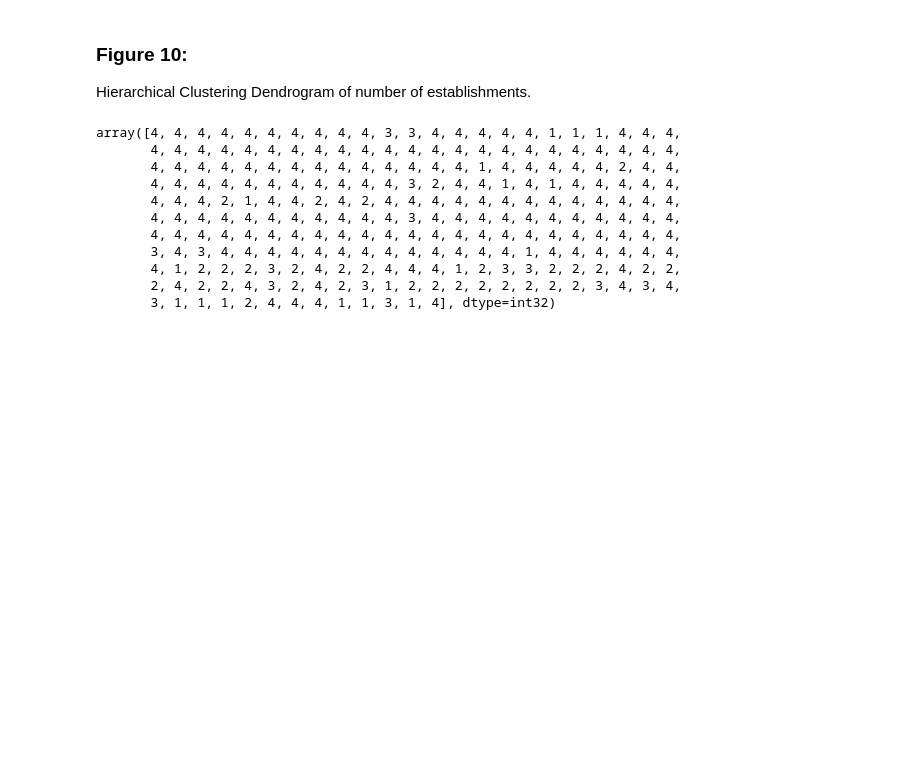
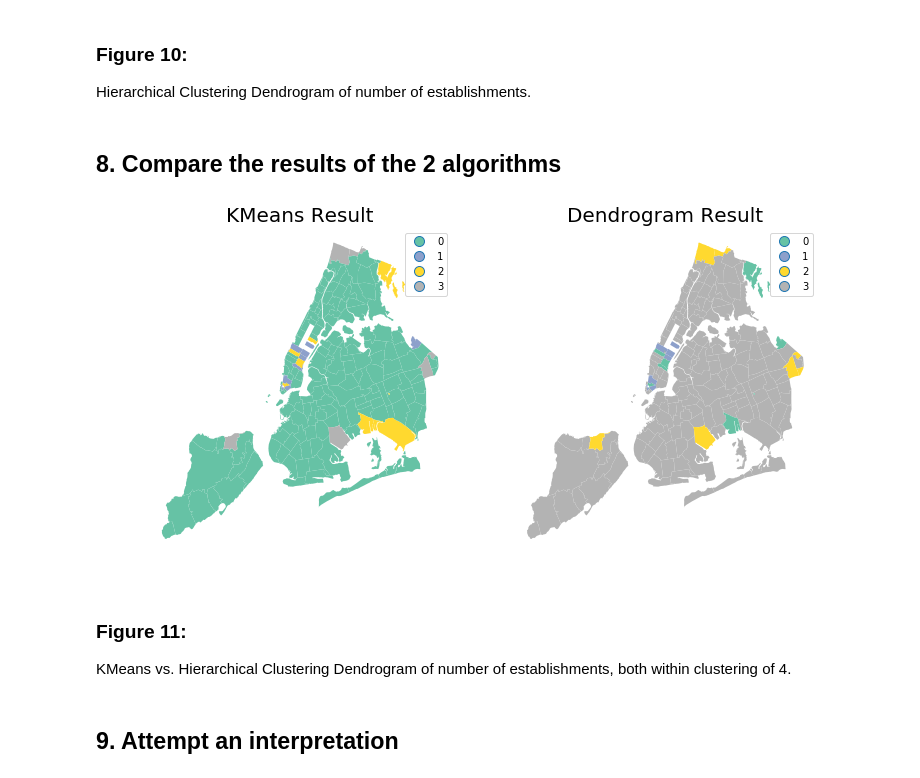
Before and after one commit to lingyielia/PUI2017_lz1714, a Jupyter notebook: HW11_lz1714/HW11_Assignment1.ipynb, the cells around one changed output. Cells and saved outputs as stored; diff of their text form; code cells hidden in the pictures; blank space fills up the shorter version.

```diff
--- a/HW11_lz1714/HW11_Assignment1.ipynb
+++ b/HW11_lz1714/HW11_Assignment1.ipynb
@@ -315,31 +309,37 @@ plt.show()
 # %% [markdown]
 ### Figure 10:
 Hierarchical Clustering Dendrogram of number of establishments.
-# %%
-labels_dend = sch.fcluster(Z, 4, criterion='maxclust')
-labels_dend
-# %% [output]
-array([4, 4, 4, 4, 4, 4, 4, 4, 4, 4, 3, 3, 4, 4, 4, 4, 4, 1, 1, 1, 4, 4, 4,
-       4, 4, 4, 4, 4, 4, 4, 4, 4, 4, 4, 4, 4, 4, 4, 4, 4, 4, 4, 4, 4, 4, 4,
-       4, 4, 4, 4, 4, 4, 4, 4, 4, 4, 4, 4, 4, 4, 1, 4, 4, 4, 4, 4, 2, 4, 4,
-       4, 4, 4, 4, 4, 4, 4, 4, 4, 4, 4, 3, 2, 4, 4, 1, 4, 1, 4, 4, 4, 4, 4,
-       4, 4, 4, 2, 1, 4, 4, 2, 4, 2, 4, 4, 4, 4, 4, 4, 4, 4, 4, 4, 4, 4, 4,
-       4, 4, 4, 4, 4, 4, 4, 4, 4, 4, 4, 3, 4, 4, 4, 4, 4, 4, 4, 4, 4, 4, 4,
-       4, 4, 4, 4, 4, 4, 4, 4, 4, 4, 4, 4, 4, 4, 4, 4, 4, 4, 4, 4, 4, 4, 4,
-       3, 4, 3, 4, 4, 4, 4, 4, 4, 4, 4, 4, 4, 4, 4, 4, 1, 4, 4, 4, 4, 4, 4,
-       4, 1, 2, 2, 2, 3, 2, 4, 2, 2, 4, 4, 4, 1, 2, 3, 3, 2, 2, 2, 4, 2, 2,
-       2, 4, 2, 2, 4, 3, 2, 4, 2, 3, 1, 2, 2, 2, 2, 2, 2, 2, 2, 3, 4, 3, 4,
-       3, 1, 1, 1, 2, 4, 4, 4, 1, 1, 3, 1, 4], dtype=int32)
+# %% [markdown]
+## 8. Compare the results of the 2 algorithms
+# %%
+#set the same clustering for Dendrogram
+n_clusters = 4
+labels_dend = sch.fcluster(Z, n_clusters, criterion='maxclust') - 1
 # %%
+fig = plt.figure(figsize=(12,6))
+
+ax1 = fig.add_subplot(1,2,1)
 n_clusters = 4
 KM = cluster.KMeans(n_clusters=n_clusters, n_init=12, random_state=999)
 KM.fit(X)
 centers = KM.cluster_centers_
 labels = KM.labels_
 
 KMmap = gpd.GeoDataFrame(pd.concat([nyc.geometry, pd.DataFrame(labels, columns=['label'])], axis=1))
-fig, ax = plt.subplots(figsize=(6,6))
-KMmap.plot(ax=ax, column='label', categorical=True, cmap='Set2', legend=True)
-ax.set_title('KMeans Result on map', fontsize=20)
-ax.set_axis_off()
+KMmap.plot(ax=ax1, column='label', categorical=True, cmap='Set2', legend=True)
+ax1.set_title('KMeans Result', fontsize=20)
+ax1.set_axis_off()
+
+ax2 = fig.add_subplot(1,2,2)
+dend_map = gpd.GeoDataFrame(pd.concat([nyc.geometry, pd.DataFrame(labels_dend, columns=['label'])], axis=1))
+dend_map.plot(ax=ax2, column='label', categorical=True, cmap='Set2', legend=True)
+ax2.set_title('Dendrogram Result', fontsize=20)
+ax2.set_axis_off()
 plt.show()
+# %% [output]
+[figure, added]
+# %% [markdown]
+### Figure 11:
+KMeans vs. Hierarchical Clustering Dendrogram of number of establishments, both within clustering of 4.
+# %% [markdown]
+## 9. Attempt an interpretation
```
Also changed, not shown: parts of 9 cells of this notebook.
